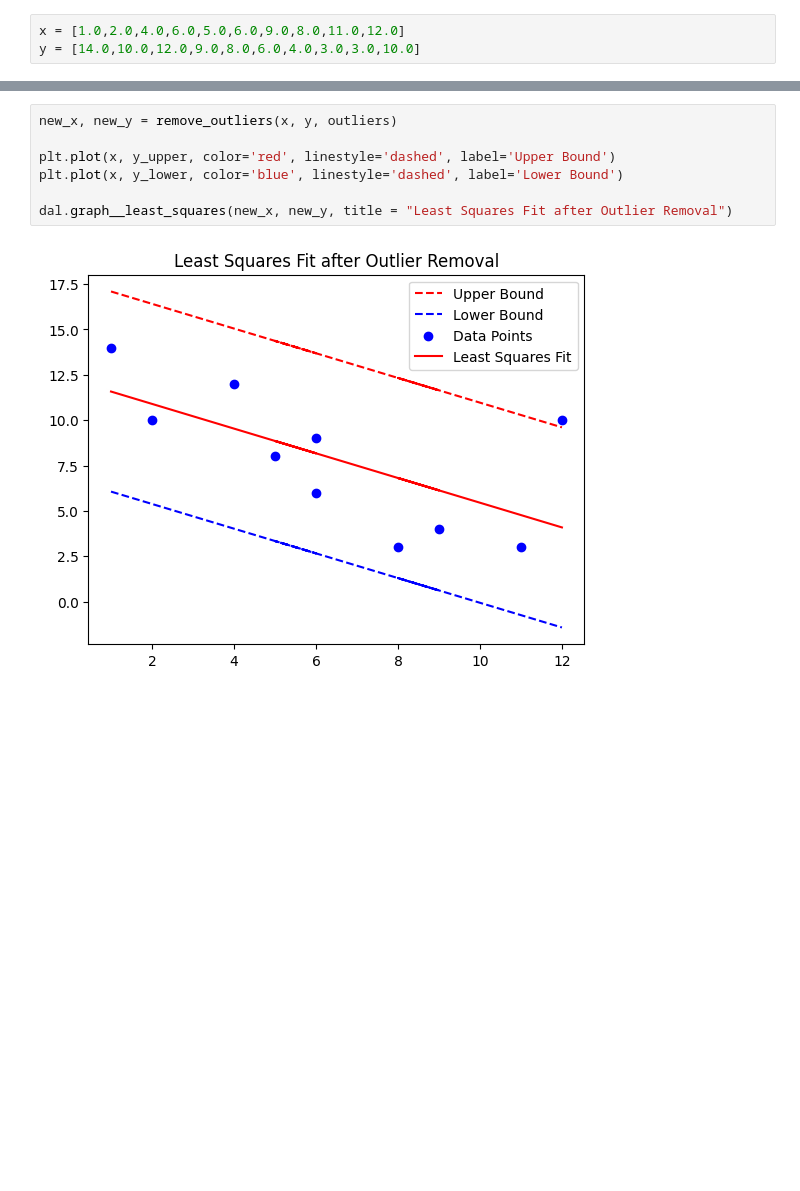
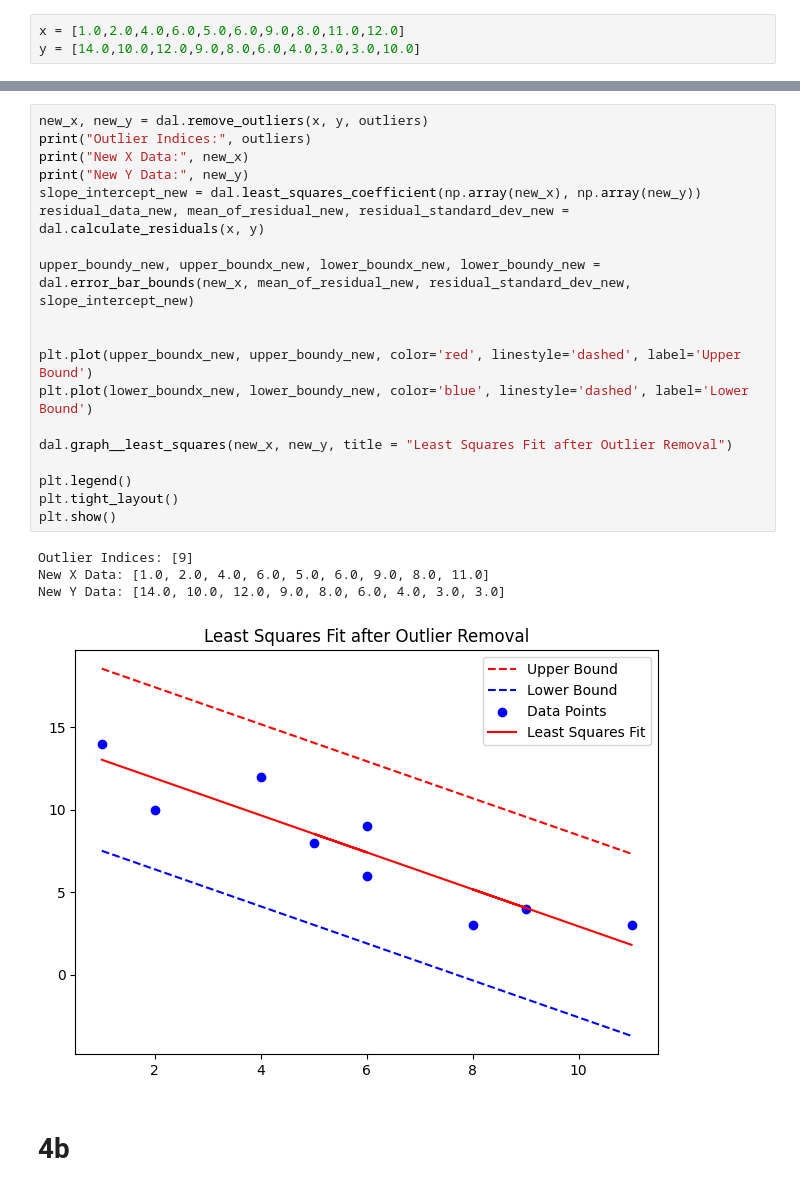
Before and after one commit to Quilhar/DataAnalytics, a Jupyter notebook: Stats/3.4 Error Bars and Outliers.ipynb, the cells around one changed output, grey strips where cells are left out. Cells and saved outputs as stored; diff of their text form; blank space fills up the shorter version.

```diff
--- a/Stats/3.4 Error Bars and Outliers.ipynb
+++ b/Stats/3.4 Error Bars and Outliers.ipynb
@@ -73,11 +104,28 @@ plt.show()
 # %% [output]
 [figure]
 # %%
-new_x, new_y = remove_outliers(x, y, outliers)
+new_x, new_y = dal.remove_outliers(x, y, outliers)
+print("Outlier Indices:", outliers)
+print("New X Data:", new_x)
+print("New Y Data:", new_y)
+slope_intercept_new = dal.least_squares_coefficient(np.array(new_x), np.array(new_y))
+residual_data_new, mean_of_residual_new, residual_standard_dev_new = dal.calculate_residuals(x, y)
 
-plt.plot(x, y_upper, color='red', linestyle='dashed', label='Upper Bound')
-plt.plot(x, y_lower, color='blue', linestyle='dashed', label='Lower Bound')
+upper_boundy_new, upper_boundx_new, lower_boundx_new, lower_boundy_new = dal.error_bar_bounds(new_x, mean_of_residual_new, residual_standard_dev_new, slope_intercept_new)
+
+
+plt.plot(upper_boundx_new, upper_boundy_new, color='red', linestyle='dashed', label='Upper Bound')
+plt.plot(lower_boundx_new, lower_boundy_new, color='blue', linestyle='dashed', label='Lower Bound')
 
 dal.graph__least_squares(new_x, new_y, title = "Least Squares Fit after Outlier Removal")
+
+plt.legend()
+plt.tight_layout()
+plt.show()
 # %% [output]
+Outlier Indices: [9]
+New X Data: [1.0, 2.0, 4.0, 6.0, 5.0, 6.0, 9.0, 8.0, 11.0]
+New Y Data: [14.0, 10.0, 12.0, 9.0, 8.0, 6.0, 4.0, 3.0, 3.0]
-[figure, old version]
+[figure, new version]
+# %% [markdown]
+# 4b
```
Also changed, not shown: parts of 2 cells of this notebook, 4 other files.
